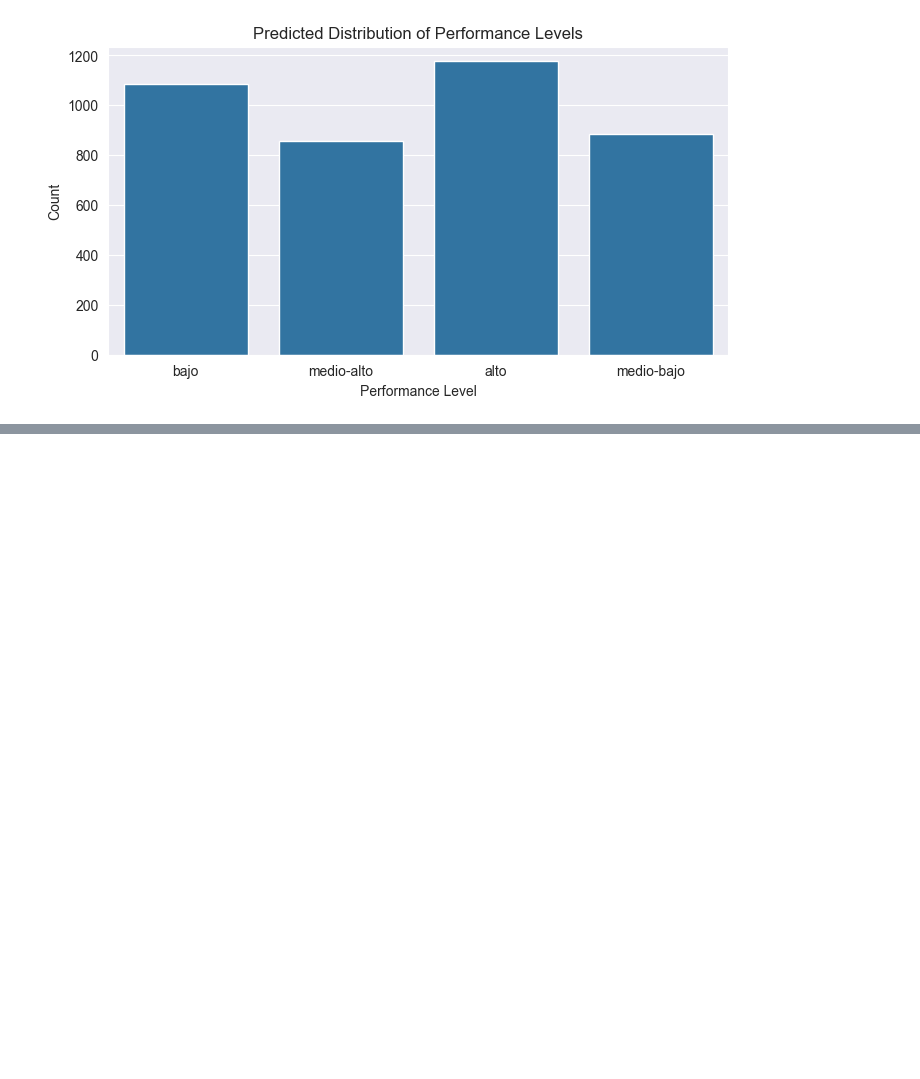
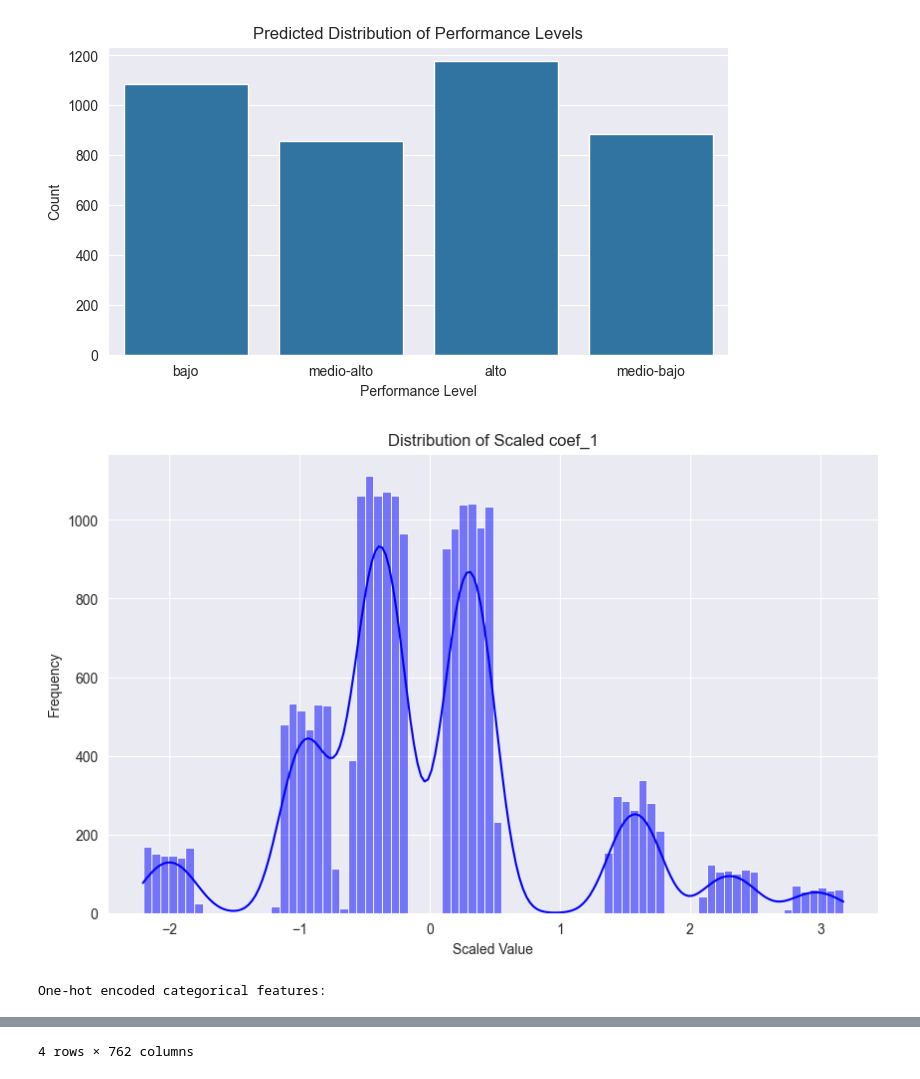
Before and after one commit to NicolasUdea/ia-eda-analysis, a Jupyter notebook: 02 - preprocesado.ipynb, the cells around one changed output, grey strips where cells are left out. Cells and saved outputs as stored; diff of their text form; code cells hidden in the pictures; blank space fills up the shorter version.

Commit message:
new graph

```diff
--- a/02 - preprocesado.ipynb
+++ b/02 - preprocesado.ipynb
@@ -149,3 +167,17 @@ Accuracy: 0.356
    macro avg       0.35      0.36      0.35      4000
 weighted avg       0.35      0.36      0.35      4000
 [figure]
+# %%
+plt.figure(figsize=(10, 6))
+sns.histplot(X_num_scaled[:, 0], kde=True, color="blue")
+plt.title('Distribution of Scaled coef_1')
+plt.xlabel('Scaled Value')
+plt.ylabel('Frequency')
+plt.show()
+
+# Additionally, view the one-hot encoded categorical summary
+print("One-hot encoded categorical features:")
+display(X_cat.describe())
+# %% [output]
+[figure, added]
+One-hot encoded categorical features:
@@ -151,0 +189 @@ weighted avg       0.35      0.36      0.35      4000
+4 rows × 762 columns
```
Also changed, not shown: parts of 2 cells of this notebook.
